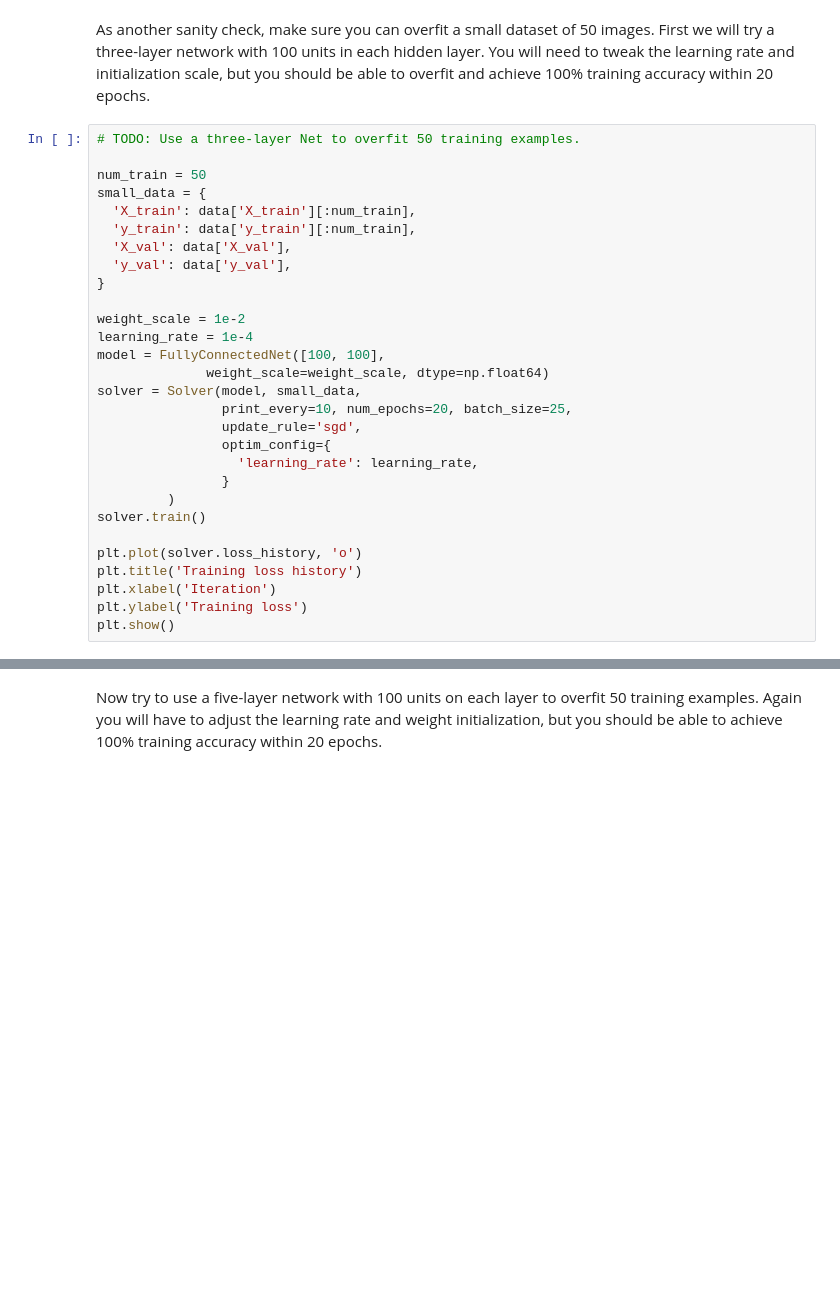
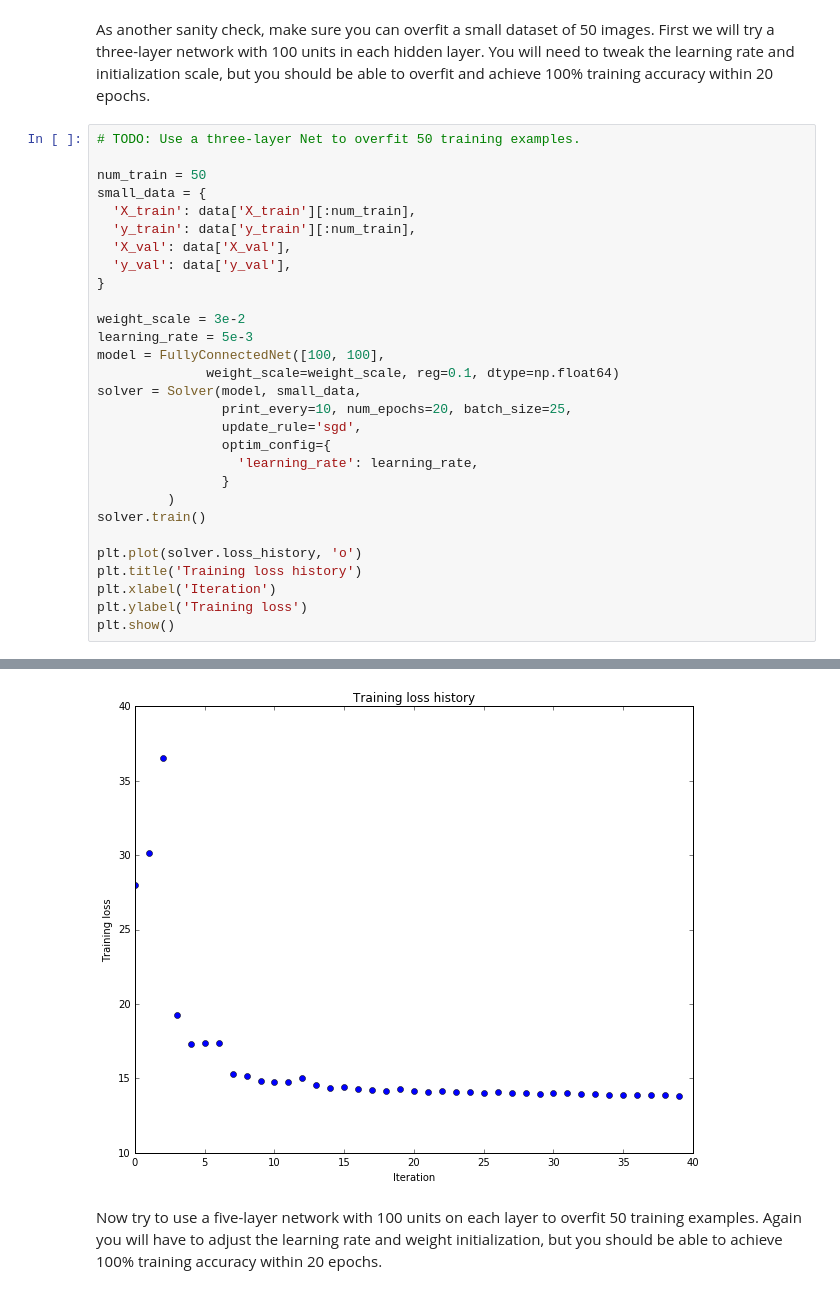
Before and after one commit to grammati/stuff, a Jupyter notebook: cs231n/assignment2/FullyConnectedNets.ipynb, the cells around one changed output, grey strips where cells are left out. Saved outputs shown, nothing was run; the diff lists cells and outputs as text; blank space fills up the shorter version.

```diff
--- a/cs231n/assignment2/FullyConnectedNets.ipynb
+++ b/cs231n/assignment2/FullyConnectedNets.ipynb
@@ -426,10 +443,10 @@ small_data = {
   'y_val': data['y_val'],
 }
 
-weight_scale = 1e-2
-learning_rate = 1e-4
+weight_scale = 3e-2
+learning_rate = 5e-3
 model = FullyConnectedNet([100, 100],
-              weight_scale=weight_scale, dtype=np.float64)
+              weight_scale=weight_scale, reg=0.1, dtype=np.float64)
 solver = Solver(model, small_data,
                 print_every=10, num_epochs=20, batch_size=25,
                 update_rule='sgd',
@@ -444,3 +461,4 @@ plt.title('Training loss history')
 plt.xlabel('Iteration')
 plt.ylabel('Training loss')
 plt.show()
+# %% [output]
@@ -447,3 +482,4 @@ plt.show()
+[figure, added]
 # %% [markdown]
 Now try to use a five-layer network with 100 units on each layer to overfit 50 training examples. Again you will have to adjust the learning rate and weight initialization, but you should be able to achieve 100% training accuracy within 20 epochs.
 # %%
```
Also changed, not shown: parts of 4 cells of this notebook, 2 other files.
